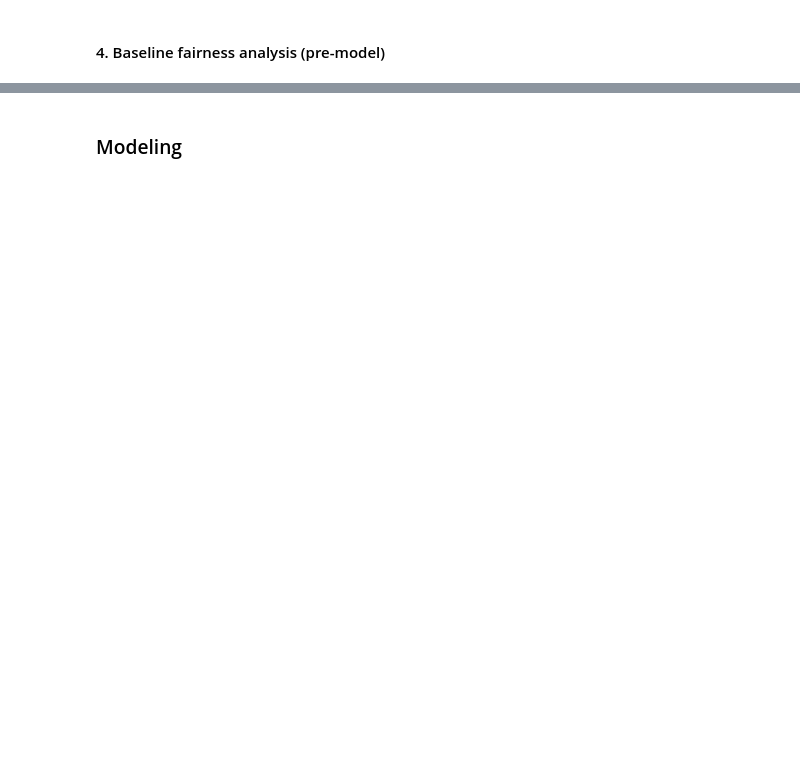
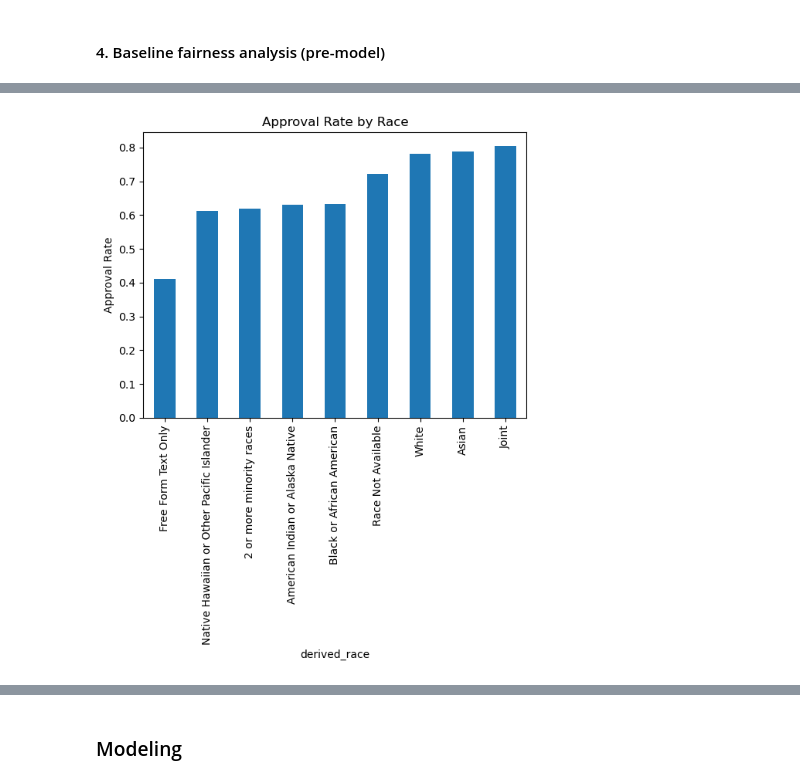
Before and after one commit to lionling427/RML-Capstone-project-, a Jupyter notebook: capstone1.ipynb, the cells around one changed output, grey strips where cells are left out. Cells and saved outputs as stored; diff of their text form; code cells hidden in the pictures; blank space fills up the shorter version.

```diff
--- a/capstone1.ipynb
+++ b/capstone1.ipynb
@@ -96,0 +129,2 @@ Length: 99, dtype: float64
+# %%
+df = df.replace(["NA", "Exempt"], np.nan)
@@ -96,0 +135,3 @@ Length: 99, dtype: float64
+# %%
+missing = df.isna().mean().sort_values(ascending=False)
+missing.head(20)
@@ -96,0 +162,3 @@ Length: 99, dtype: float64
+# %%
+cols_to_drop = missing[missing > 0.9].index
+df = df.drop(columns=cols_to_drop)
@@ -97,2 +195,11 @@ Length: 99, dtype: float64
+# %%
+# Convert numeric variables
+df["income"] = pd.to_numeric(df["income"], errors="coerce")
+df["loan_amount"] = pd.to_numeric(df["loan_amount"], errors="coerce")
+
+# Convert categorical variables
+cat_cols = ["derived_race", "derived_ethnicity", "derived_sex"]
+for col in cat_cols:
+    df[col] = df[col].astype("category")
 # %% [markdown]
 #### 4.	Baseline fairness analysis (pre-model)
@@ -102,0 +228,9 @@ Length: 99, dtype: float64
+# %%
+import matplotlib.pyplot as plt
+
+df.groupby("derived_race")["target"].mean().sort_values().plot(kind="bar")
+plt.ylabel("Approval Rate")
+plt.title("Approval Rate by Race")
+plt.show()
+# %% [output]
+[figure, added]
```
Also changed, not shown: parts of 76 cells of this notebook.
